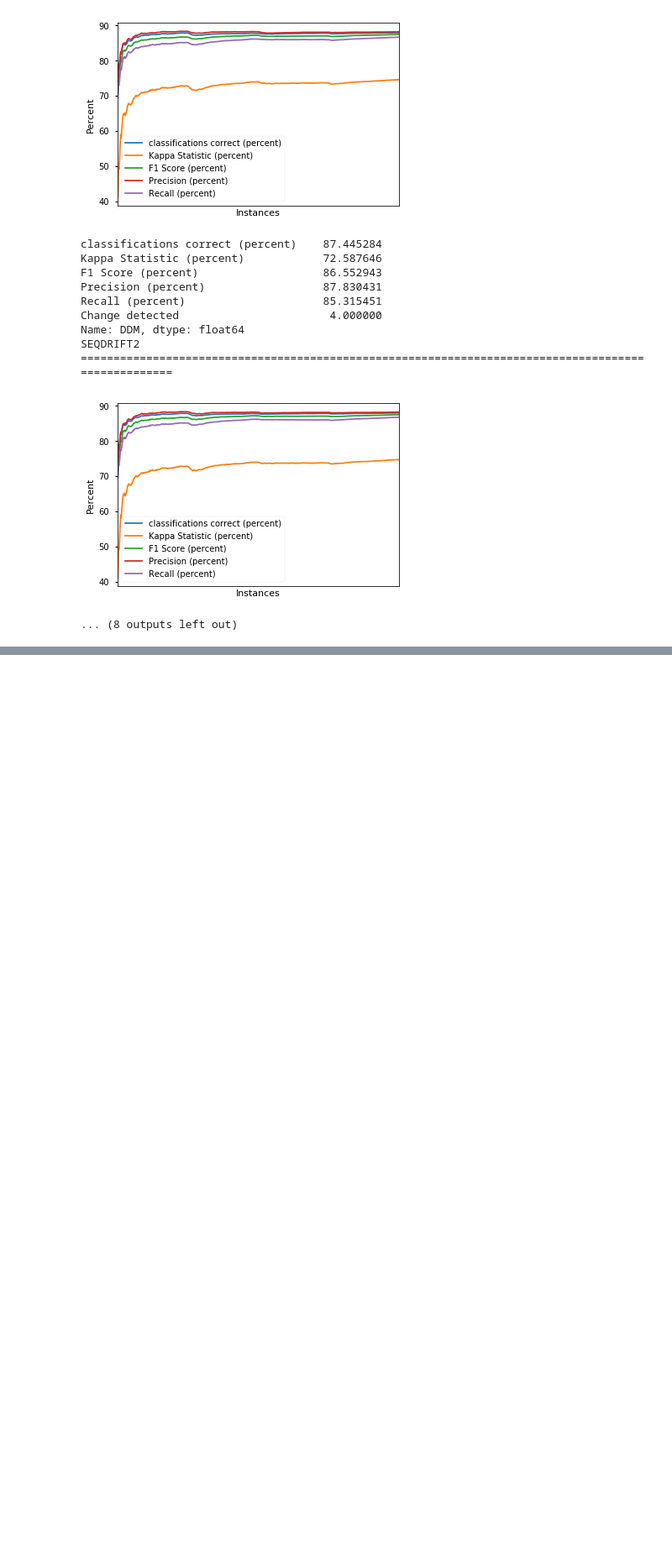
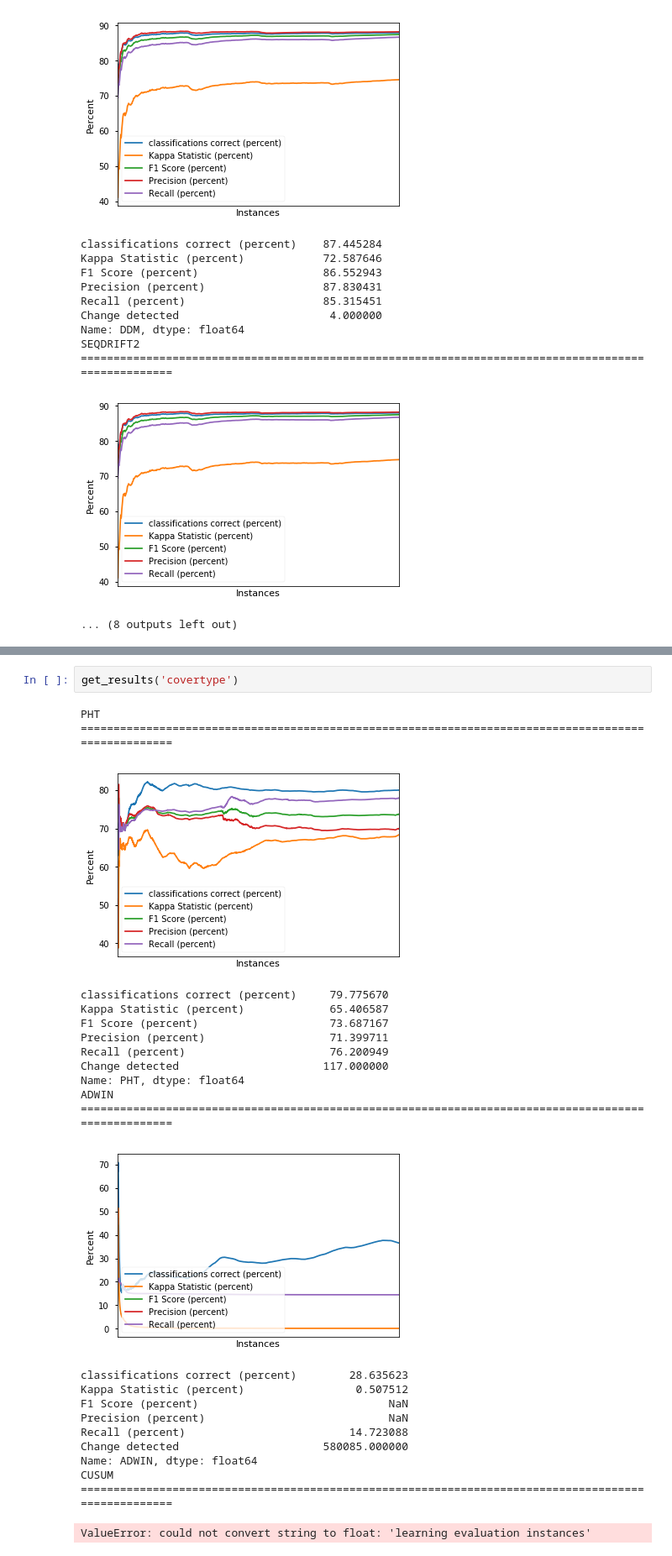
Before and after one commit to hoeztutar/drift_behaviour, a Jupyter notebook: moa_outputs/Get Plots.ipynb, the cells around one changed output, grey strips where cells are left out. Shown at 84% size. Cells and saved outputs as stored; diff of their text form; blank space fills up the shorter version.

Commit message:
redone moa tests for covertype

```diff
--- a/moa_outputs/Get Plots.ipynb
+++ b/moa_outputs/Get Plots.ipynb
@@ -304,0 +470,26 @@ TypeError: Could not convert 90.085.583.082.580.8000000000000180.166666666666668
+# %%
+get_results('covertype')
+# %% [output]
+PHT
+====================================================================================================
+[figure, added]
+classifications correct (percent)     79.775670
+Kappa Statistic (percent)             65.406587
+F1 Score (percent)                    73.687167
+Precision (percent)                   71.399711
+Recall (percent)                      76.200949
+Change detected                      117.000000
+Name: PHT, dtype: float64
+ADWIN
+====================================================================================================
+[figure, added]
+classifications correct (percent)        28.635623
+Kappa Statistic (percent)                 0.507512
+F1 Score (percent)                             NaN
+Precision (percent)                            NaN
+Recall (percent)                         14.723088
+Change detected                      580085.000000
+Name: ADWIN, dtype: float64
+CUSUM
+====================================================================================================
+ValueError: could not convert string to float: 'learning evaluation instances'
```
Also changed, not shown: parts of 4 cells of this notebook, 40 other files.
